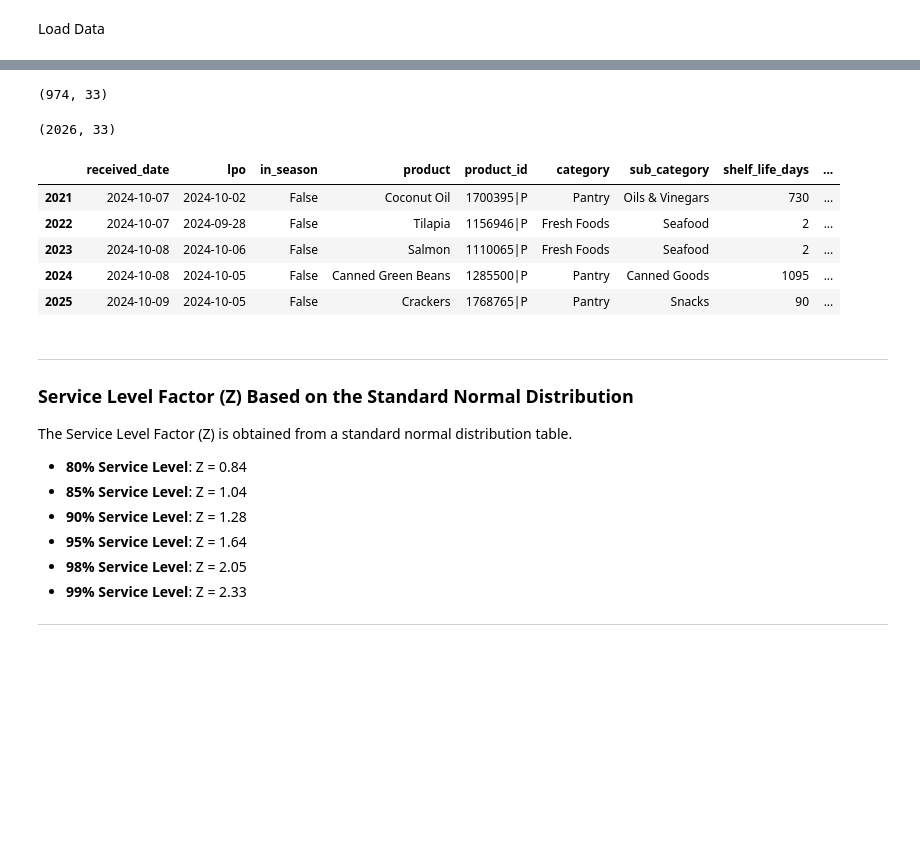
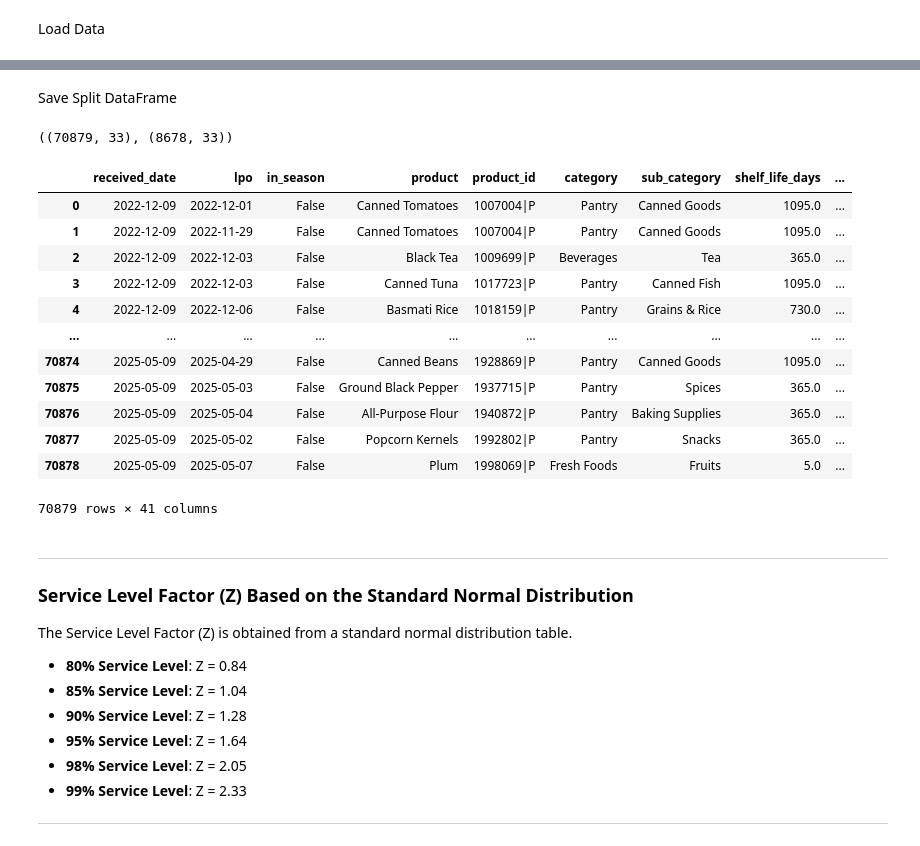
Before and after one commit to rbalbinotti/smart-supply-chain-ai, a Jupyter notebook: notebooks/03-Feature_Engineering_TS.ipynb, the cells around one changed output, grey strips where cells are left out. Saved outputs shown, nothing was run; the diff lists cells and outputs as text; code cells hidden in the pictures; blank space fills up the shorter version.

```diff
--- a/notebooks/03-Feature_Engineering_TS.ipynb
+++ b/notebooks/03-Feature_Engineering_TS.ipynb
@@ -46,0 +106,2 @@ df = read_data.loc[:'2025-05-29']
+# %% [markdown]
+Save Split DataFrame
@@ -47,23 +112,8 @@ df = read_data.loc[:'2025-05-29']
 # %%
-# Returns a tuple representing the dimensions of the DataFrame: (number of rows, number of columns)
-compare_data.shape
+# Return the shapes of both datasets to verify the split
+df.shape, compare_data.shape
 # %% [output]
-(974, 33)
+((70879, 33), (8678, 33))
-# %%
-# Returns a tuple representing the dimensions of the DataFrame: (number of rows, number of columns)
-df.shape
-# %% [output]
-(2026, 33)
-# %%
-# View the firsts lines of data
-df.tail()
-# %% [output]
-|  | received_date | lpo | in_season | product | product_id | category | sub_category | shelf_life_days | ... |
-| 2021 | 2024-10-07 | 2024-10-02 | False | Coconut Oil | 1700395|P | Pantry | Oils & Vinegars | 730 | ... |
-| 2022 | 2024-10-07 | 2024-09-28 | False | Tilapia | 1156946|P | Fresh Foods | Seafood | 2 | ... |
-| 2023 | 2024-10-08 | 2024-10-06 | False | Salmon | 1110065|P | Fresh Foods | Seafood | 2 | ... |
-| 2024 | 2024-10-08 | 2024-10-05 | False | Canned Green Beans | 1285500|P | Pantry | Canned Goods | 1095 | ... |
-| 2025 | 2024-10-09 | 2024-10-05 | False | Crackers | 1768765|P | Pantry | Snacks | 90 | ... |
 # %%
 # Calculate the difference between expected and actual delivery time; positive means early, negative means delayed
 df['delivery_time_variation'] = df['lead_time'] - df['delivery_lag']
@@ -87,6 +137,21 @@ df['WeekOfYear'] = df.index.get_level_values('received_date').isocalendar().week
 # %%
 # Remove multi index
 df = df.reset_index()
+df
+# %% [output]
+|  | received_date | lpo | in_season | product | product_id | category | sub_category | shelf_life_days | ... |
+| 0 | 2022-12-09 | 2022-12-01 | False | Canned Tomatoes | 1007004|P | Pantry | Canned Goods | 1095.0 | ... |
+| 1 | 2022-12-09 | 2022-11-29 | False | Canned Tomatoes | 1007004|P | Pantry | Canned Goods | 1095.0 | ... |
+| 2 | 2022-12-09 | 2022-12-03 | False | Black Tea | 1009699|P | Beverages | Tea | 365.0 | ... |
+| 3 | 2022-12-09 | 2022-12-03 | False | Canned Tuna | 1017723|P | Pantry | Canned Fish | 1095.0 | ... |
+| 4 | 2022-12-09 | 2022-12-06 | False | Basmati Rice | 1018159|P | Pantry | Grains & Rice | 730.0 | ... |
+| ... | ... | ... | ... | ... | ... | ... | ... | ... | ... |
+| 70874 | 2025-05-09 | 2025-04-29 | False | Canned Beans | 1928869|P | Pantry | Canned Goods | 1095.0 | ... |
+| 70875 | 2025-05-09 | 2025-05-03 | False | Ground Black Pepper | 1937715|P | Pantry | Spices | 365.0 | ... |
+| 70876 | 2025-05-09 | 2025-05-04 | False | All-Purpose Flour | 1940872|P | Pantry | Baking Supplies | 365.0 | ... |
+| 70877 | 2025-05-09 | 2025-05-02 | False | Popcorn Kernels | 1992802|P | Pantry | Snacks | 365.0 | ... |
+| 70878 | 2025-05-09 | 2025-05-07 | False | Plum | 1998069|P | Fresh Foods | Fruits | 5.0 | ... |
+70879 rows × 41 columns
 # %%
 def calculate_std_demand_lead_time(df, product_col='product', sales_col='sales_volume', lead_col='delivery_lag'):
     """
```
Also changed, not shown: parts of 26 cells of this notebook, 13 other files.
